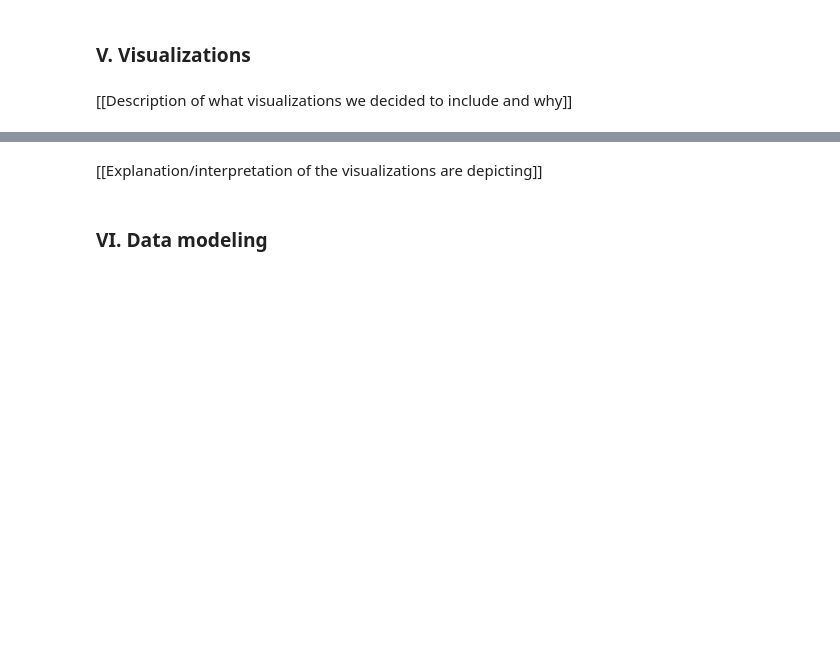
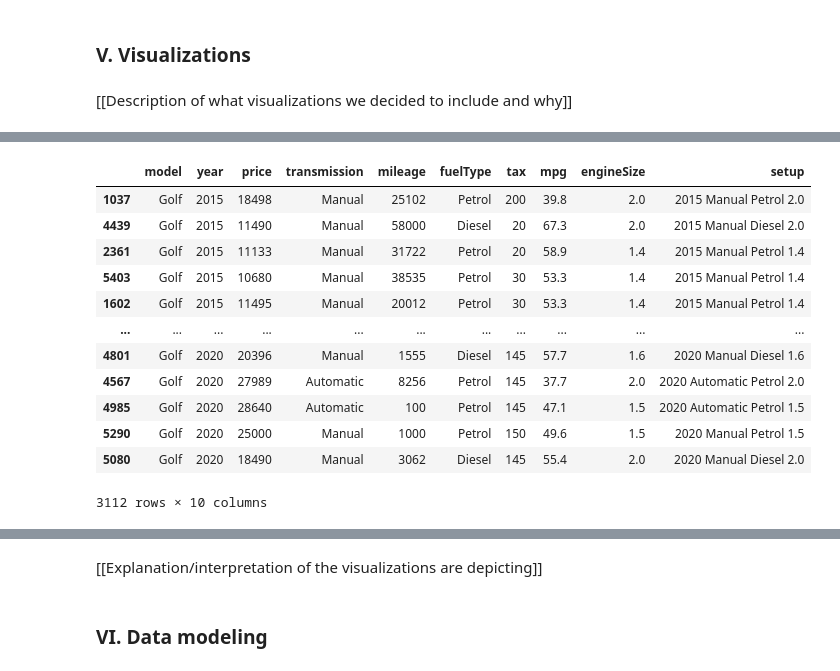
Before and after one commit to pholmes116/UK-used-car-prices-public, a Jupyter notebook: UK_car_rental.ipynb, the cells around one changed output, grey strips where cells are left out. Saved outputs shown, nothing was run; the diff lists cells and outputs as text; code cells hidden in the pictures; blank space fills up the shorter version.

```diff
--- a/UK_car_rental.ipynb
+++ b/UK_car_rental.ipynb
@@ -364,0 +399,34 @@ https://data.bls.gov/timeseries/CUUR0000SA0 <br>
+# %%
+# sort df by year
+golf = golf.sort_values(by='year')
+
+# just want 2015-2020
+golf = golf[golf['year'] > 2014]
+
+# dropping 'Other' and 'Hybrid' fuel types
+golf['fuelType'] = golf['fuelType'].str.strip()
+golf = golf[golf['fuelType'] != 'Other']
+golf = golf[golf['fuelType'] != 'Hybrid']
+
+
+golf = golf[golf['engineSize'] != 0.0]
+
+# dropping semi-auto transmission
+golf = golf[golf['transmission'] != 'Semi-Auto']
+
+
+display(golf)
+# %% [output]
+|  | model | year | price | transmission | mileage | fuelType | tax | mpg | engineSize | setup |
+| 1037 | Golf | 2015 | 18498 | Manual | 25102 | Petrol | 200 | 39.8 | 2.0 | 2015 Manual Petrol 2.0 |
+| 4439 | Golf | 2015 | 11490 | Manual | 58000 | Diesel | 20 | 67.3 | 2.0 | 2015 Manual Diesel 2.0 |
+| 2361 | Golf | 2015 | 11133 | Manual | 31722 | Petrol | 20 | 58.9 | 1.4 | 2015 Manual Petrol 1.4 |
+| 5403 | Golf | 2015 | 10680 | Manual | 38535 | Petrol | 30 | 53.3 | 1.4 | 2015 Manual Petrol 1.4 |
+| 1602 | Golf | 2015 | 11495 | Manual | 20012 | Petrol | 30 | 53.3 | 1.4 | 2015 Manual Petrol 1.4 |
+| ... | ... | ... | ... | ... | ... | ... | ... | ... | ... | ... |
+| 4801 | Golf | 2020 | 20396 | Manual | 1555 | Diesel | 145 | 57.7 | 1.6 | 2020 Manual Diesel 1.6 |
+| 4567 | Golf | 2020 | 27989 | Automatic | 8256 | Petrol | 145 | 37.7 | 2.0 | 2020 Automatic Petrol 2.0 |
+| 4985 | Golf | 2020 | 28640 | Automatic | 100 | Petrol | 145 | 47.1 | 1.5 | 2020 Automatic Petrol 1.5 |
+| 5290 | Golf | 2020 | 25000 | Manual | 1000 | Petrol | 150 | 49.6 | 1.5 | 2020 Manual Petrol 1.5 |
+| 5080 | Golf | 2020 | 18490 | Manual | 3062 | Diesel | 145 | 55.4 | 2.0 | 2020 Manual Diesel 2.0 |
+3112 rows × 10 columns
```
Also changed, not shown: parts of 9 cells of this notebook.
